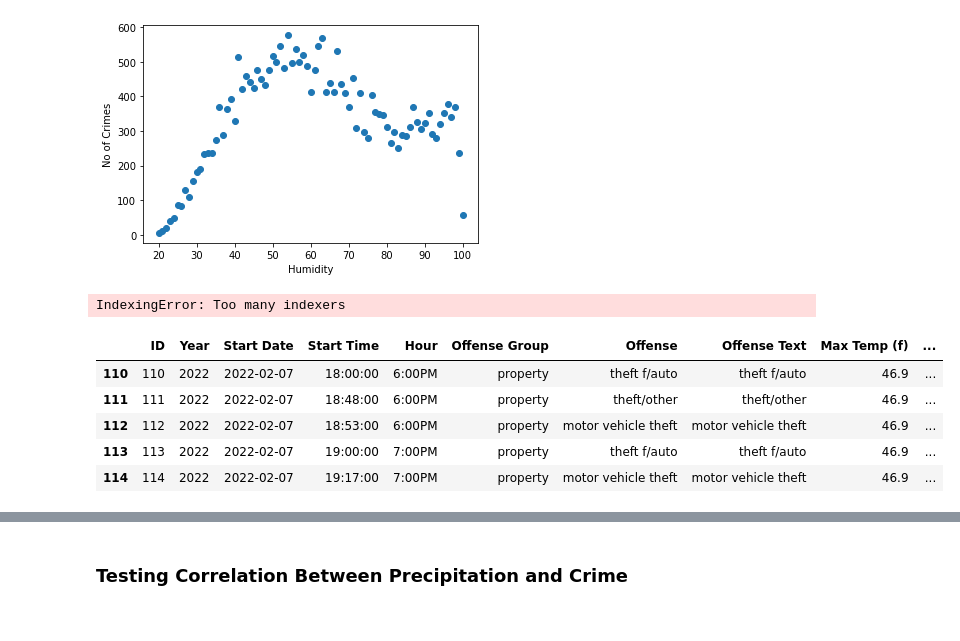
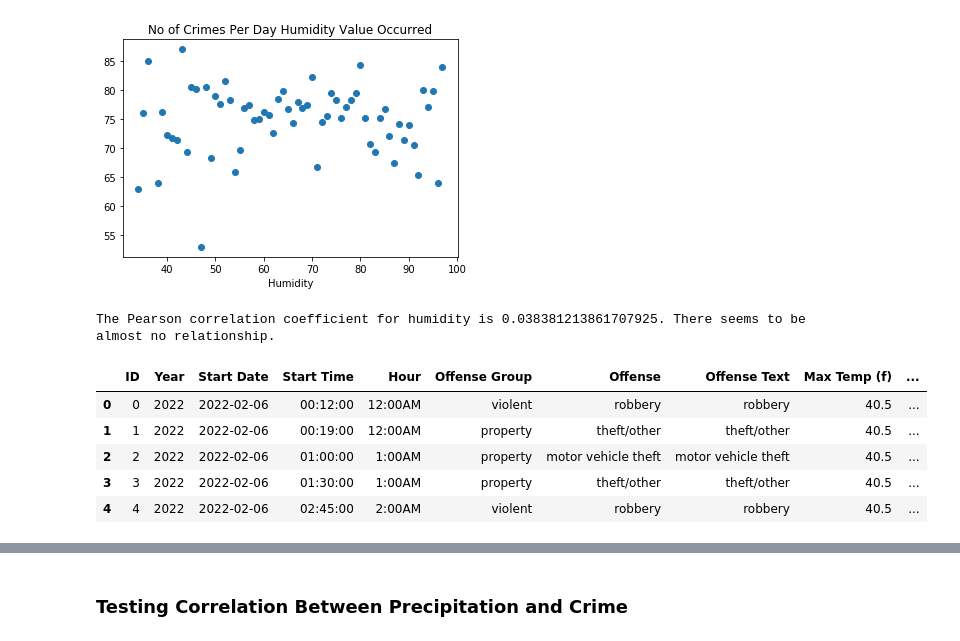
Before and after one commit to b-wild/Project_One_Group_2, a Jupyter notebook: Q3-4_Correlation.ipynb, the cells around one changed output, grey strips where cells are left out. Cells and saved outputs as stored; diff of their text form; code cells hidden in the pictures.

```diff
--- a/Q3-4_Correlation.ipynb
+++ b/Q3-4_Correlation.ipynb
@@ -89,27 +188,26 @@ plt.show()
 # %%
-plt.scatter(crime_by_humid.index,crime_by_humid.values)
+plt.scatter(crime_rate_humid.index,crime_rate_humid.values)
 plt.xlabel('Humidity')
-plt.ylabel('No of Crimes')
+plt.title('No of Crimes Per Day Humidity Value Occurred')
 plt.show()
 # %% [output]
-[figure, old version]
+[figure, new version]
 # %%
-plt.scatter(crime_by_temp.iloc[:,5],data.iloc[:,14])
-plt.xlabel('Population Median Age')
-plt.ylabel('Cell Phones Per 100 People')
-plt.show()
+#Calculate the Pearson correlation coefficient for x and y
+corr_humid = st.pearsonr(crime_rate_humid.index,crime_rate_humid.values)
+print(f"The Pearson correlation coefficient for humidity is {corr_humid[0]}. \
+There seems to be almost no relationship. ")
 # %% [output]
-IndexingError: Too many indexers
+The Pearson correlation coefficient for humidity is 0.038381213861707925. There seems to be almost no relationship.
 # %%
-temp_condition = (data["Hour Temp (f)"]>40.0) & (data["Hour Temp (f)"]<80.0)
-humid_condition = (data["Hour Humidity (%)"]>50.0) & (data["Hour Humidity (%)"]<80.0)
-precip_condition = (data["Hour Precipitation (in)"]<0.02)
-data_filter = data.loc[temp_condition & humid_condition & precip_condition]
-data_filter.head()
+# Finding average crime per day precipitation vs. no precipitation
+precip_col = np.where((data['Total Precipitation (in)']) > 0, 'Precipitation', 'No Precipitation')
+data['Precipitation'] = precip_col
+data.head()
 # %% [output]
 |  | ID | Year | Start Date | Start Time | Hour | Offense Group | Offense | Offense Text | Max Temp (f) | ... |
-| 110 | 110 | 2022 | 2022-02-07 | 18:00:00 | 6:00PM | property | theft f/auto | theft f/auto | 46.9 | ... |
-| 111 | 111 | 2022 | 2022-02-07 | 18:48:00 | 6:00PM | property | theft/other | theft/other | 46.9 | ... |
-| 112 | 112 | 2022 | 2022-02-07 | 18:53:00 | 6:00PM | property | motor vehicle theft | motor vehicle theft | 46.9 | ... |
-| 113 | 113 | 2022 | 2022-02-07 | 19:00:00 | 7:00PM | property | theft f/auto | theft f/auto | 46.9 | ... |
-| 114 | 114 | 2022 | 2022-02-07 | 19:17:00 | 7:00PM | property | motor vehicle theft | motor vehicle theft | 46.9 | ... |
+| 0 | 0 | 2022 | 2022-02-06 | 00:12:00 | 12:00AM | violent | robbery | robbery | 40.5 | ... |
+| 1 | 1 | 2022 | 2022-02-06 | 00:19:00 | 12:00AM | property | theft/other | theft/other | 40.5 | ... |
+| 2 | 2 | 2022 | 2022-02-06 | 01:00:00 | 1:00AM | property | motor vehicle theft | motor vehicle theft | 40.5 | ... |
+| 3 | 3 | 2022 | 2022-02-06 | 01:30:00 | 1:00AM | property | theft/other | theft/other | 40.5 | ... |
+| 4 | 4 | 2022 | 2022-02-06 | 02:45:00 | 2:00AM | violent | robbery | robbery | 40.5 | ... |
```
Also changed, not shown: parts of 18 cells of this notebook, 1 other file.
